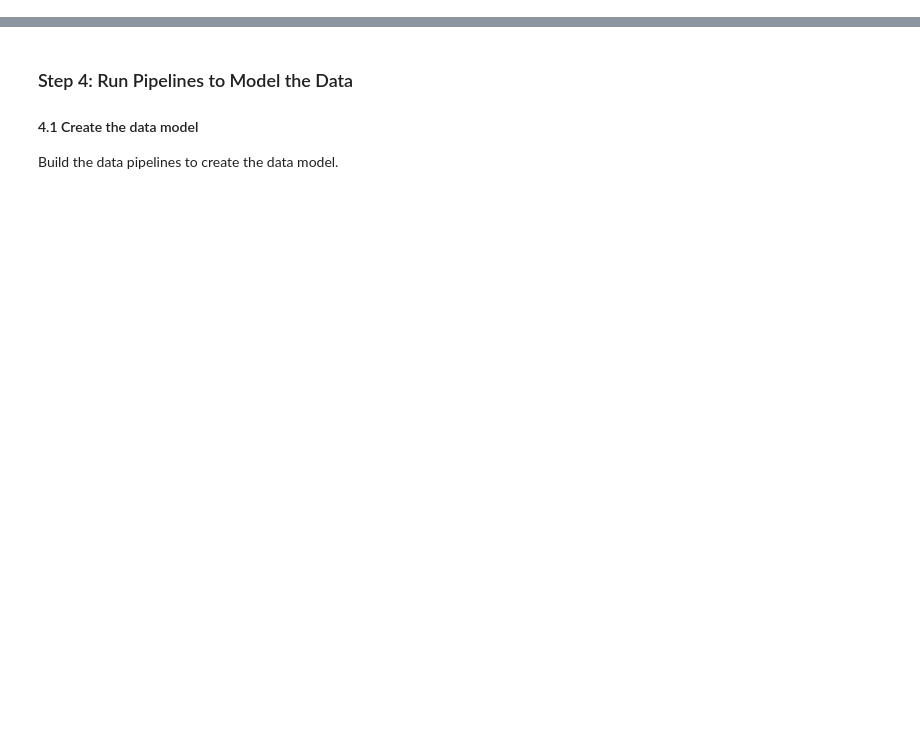
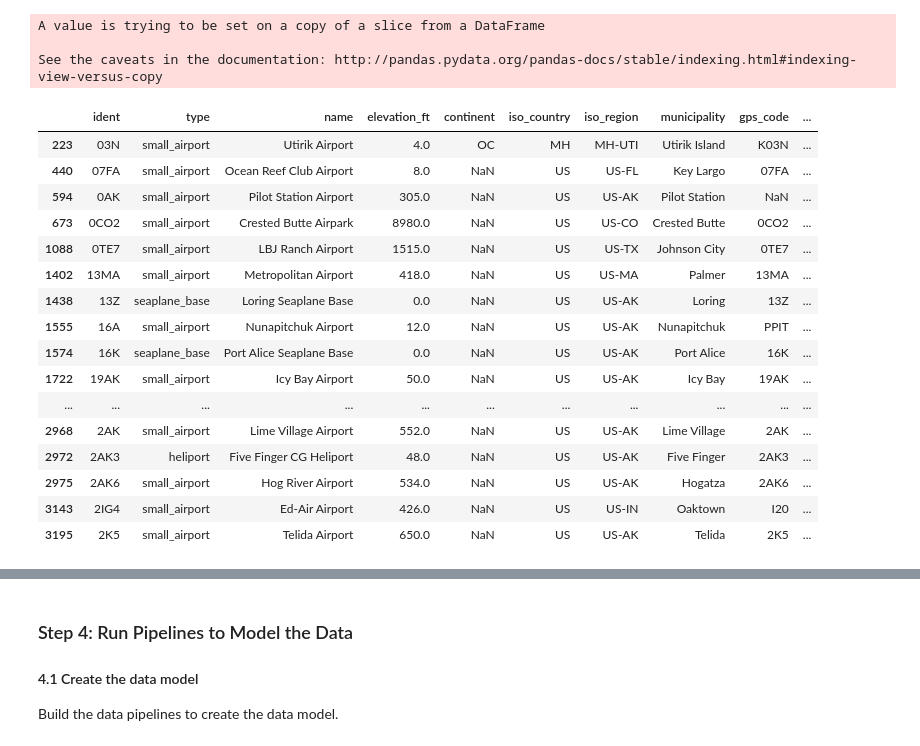
Before and after one commit to GooseCoder/DEND-CapstoneProject, a Jupyter notebook: capstone-project.ipynb, the cells around one changed output, grey strips where cells are left out. Drawn from its saved outputs; the diff is of its cells as text; code cells hidden in the pictures; blank space fills up the shorter version.

```diff
--- a/capstone-project.ipynb
+++ b/capstone-project.ipynb
@@ -63,0 +280,28 @@ List the steps necessary to pipeline the data into the chosen data model
+# %%
+# clear all missing temperature values
+temp_df_us.dropna(inplace=True)
+# %% [output]
+A value is trying to be set on a copy of a slice from a DataFrame
+
+See the caveats in the documentation: http://pandas.pydata.org/pandas-docs/stable/indexing.html#indexing-view-versus-copy
+# %%
+df_airport_codes.dropna(subset=['iata_code'], inplace=True)
+df_airport_codes.head(20)
+# %% [output]
+|  | ident | type | name | elevation_ft | continent | iso_country | iso_region | municipality | gps_code | ... |
+| 223 | 03N | small_airport | Utirik Airport | 4.0 | OC | MH | MH-UTI | Utirik Island | K03N | ... |
+| 440 | 07FA | small_airport | Ocean Reef Club Airport | 8.0 | NaN | US | US-FL | Key Largo | 07FA | ... |
+| 594 | 0AK | small_airport | Pilot Station Airport | 305.0 | NaN | US | US-AK | Pilot Station | NaN | ... |
+| 673 | 0CO2 | small_airport | Crested Butte Airpark | 8980.0 | NaN | US | US-CO | Crested Butte | 0CO2 | ... |
+| 1088 | 0TE7 | small_airport | LBJ Ranch Airport | 1515.0 | NaN | US | US-TX | Johnson City | 0TE7 | ... |
+| 1402 | 13MA | small_airport | Metropolitan Airport | 418.0 | NaN | US | US-MA | Palmer | 13MA | ... |
+| 1438 | 13Z | seaplane_base | Loring Seaplane Base | 0.0 | NaN | US | US-AK | Loring | 13Z | ... |
+| 1555 | 16A | small_airport | Nunapitchuk Airport | 12.0 | NaN | US | US-AK | Nunapitchuk | PPIT | ... |
+| 1574 | 16K | seaplane_base | Port Alice Seaplane Base | 0.0 | NaN | US | US-AK | Port Alice | 16K | ... |
+| 1722 | 19AK | small_airport | Icy Bay Airport | 50.0 | NaN | US | US-AK | Icy Bay | 19AK | ... |
+| ... | ... | ... | ... | ... | ... | ... | ... | ... | ... | ... |
+| 2968 | 2AK | small_airport | Lime Village Airport | 552.0 | NaN | US | US-AK | Lime Village | 2AK | ... |
+| 2972 | 2AK3 | heliport | Five Finger CG Heliport | 48.0 | NaN | US | US-AK | Five Finger | 2AK3 | ... |
+| 2975 | 2AK6 | small_airport | Hog River Airport | 534.0 | NaN | US | US-AK | Hogatza | 2AK6 | ... |
+| 3143 | 2IG4 | small_airport | Ed-Air Airport | 426.0 | NaN | US | US-IN | Oaktown | I20 | ... |
+| 3195 | 2K5 | small_airport | Telida Airport | 650.0 | NaN | US | US-AK | Telida | 2K5 | ... |
```
Also changed, not shown: parts of 55 cells of this notebook, 3 other files.
